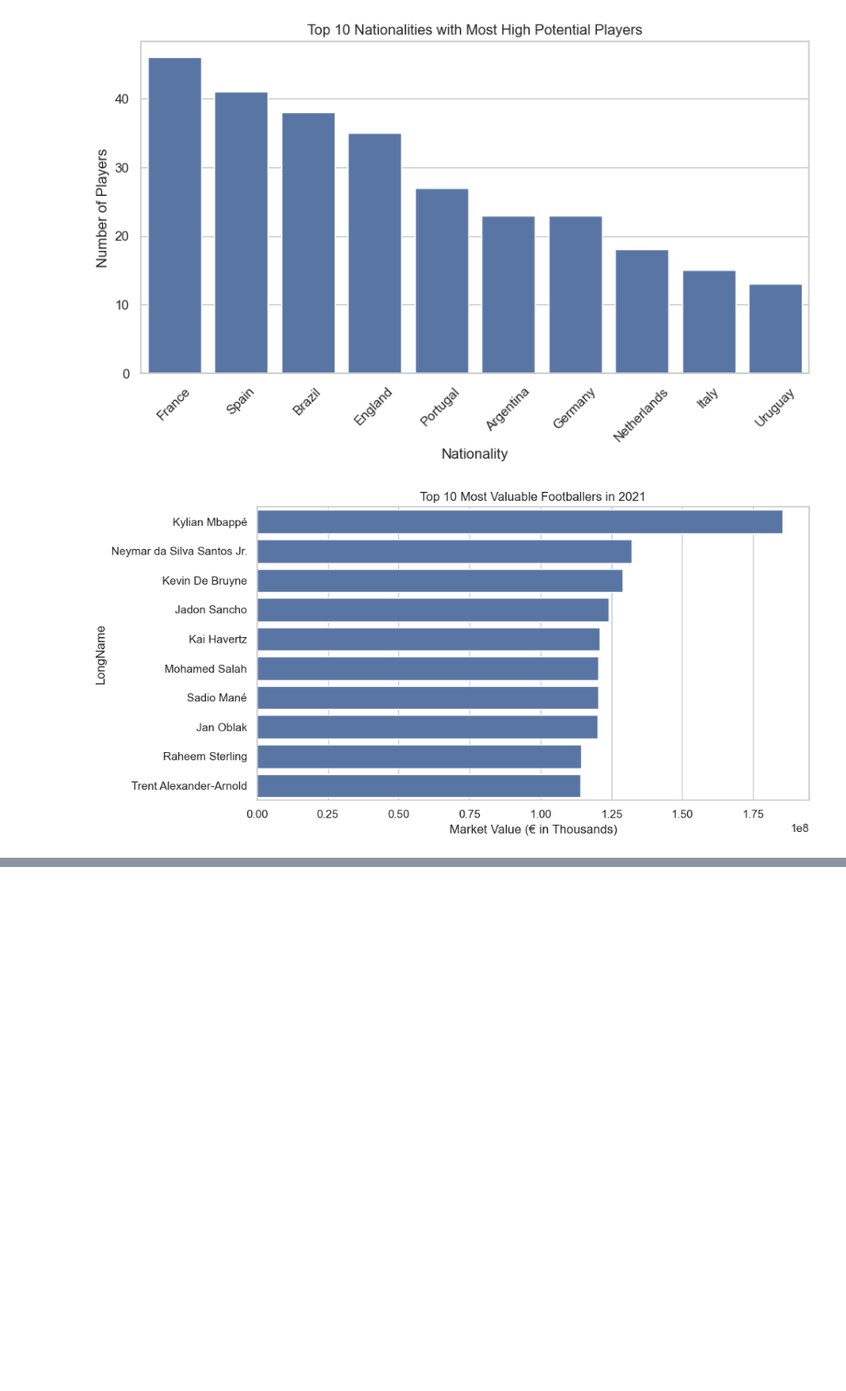
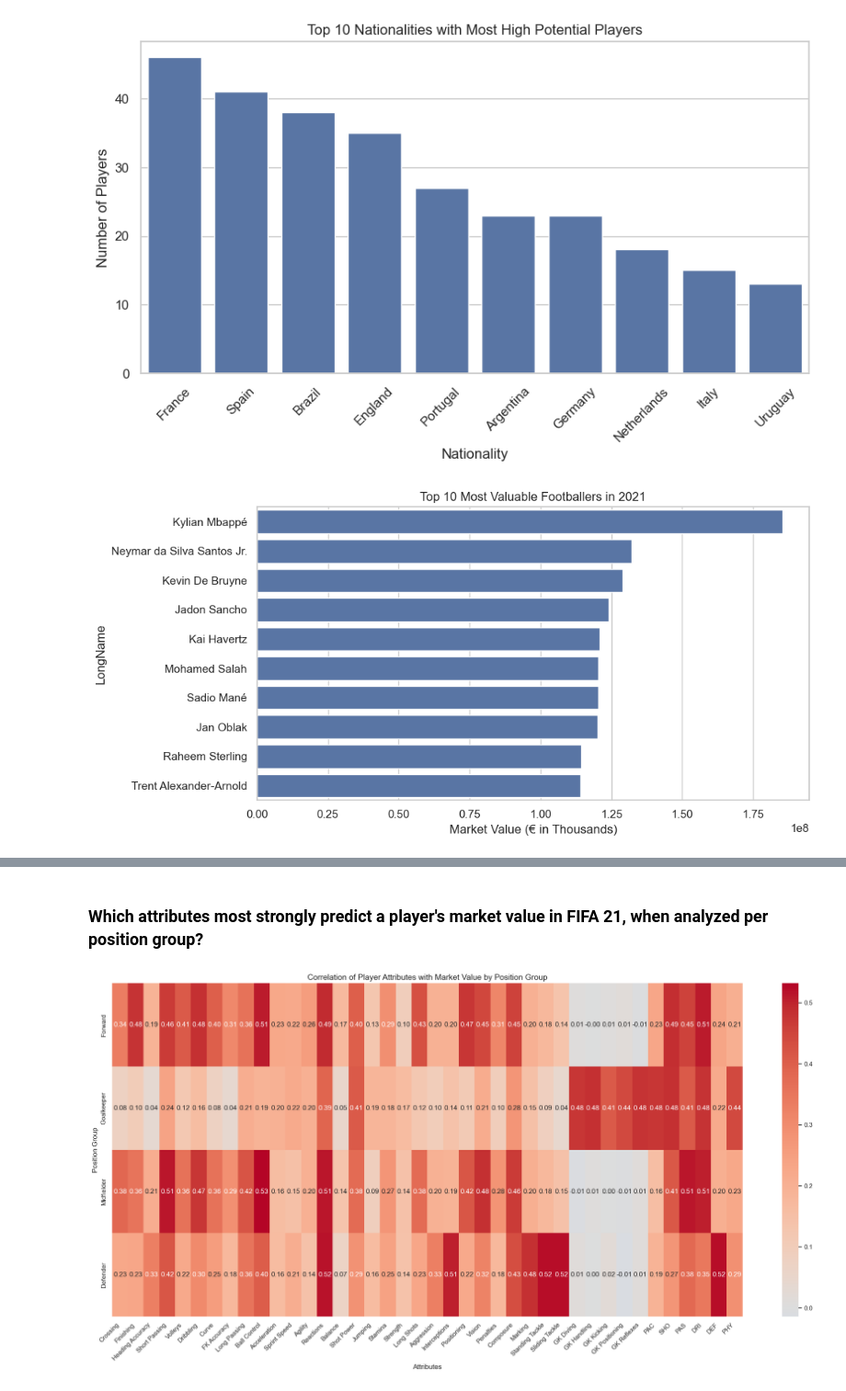
Before and after one commit to QAZYD/eda-repository, a Jupyter notebook: Untitled-1.ipynb, the cells around one changed output, grey strips where cells are left out. Shown at 92% size. Drawn from its saved outputs; the diff is of its cells as text; code cells hidden in the pictures; blank space fills up the shorter version.

```diff
--- a/Untitled-1.ipynb
+++ b/Untitled-1.ipynb
@@ -901,0 +964,60 @@ plt.show()
+# %% [markdown]
+### Which attributes most strongly predict a player's market value in FIFA 21, when analyzed per position group?
+# %%
+# Define attribute categories
+attributes = [
+    # Attacking
+    'Crossing', 'Finishing', 'Heading Accuracy', 'Short Passing', 'Volleys',
+
+    # Skill
+    'Dribbling', 'Curve', 'FK Accuracy', 'Long Passing', 'Ball Control',
+
+    # Movement
+    'Acceleration', 'Sprint Speed', 'Agility', 'Reactions', 'Balance',
+
+    # Power
+    'Shot Power', 'Jumping', 'Stamina', 'Strength', 'Long Shots',
+
+    # Mentality
+    'Aggression', 'Interceptions', 'Positioning', 'Vision', 'Penalties', 'Composure',
+
+    # Defending
+    'Marking', 'Standing Tackle', 'Sliding Tackle',
+
+    # Goalkeeping (optional for GK analysis)
+    'GK Diving', 'GK Handling', 'GK Kicking', 'GK Positioning', 'GK Reflexes',
+
+    # Summary Stats
+    'PAC', 'SHO', 'PAS', 'DRI', 'DEF', 'PHY'
+]
+
+# Initialize container for correlations by position group
+position_corrs = {}
+
+# Loop through each position group to compute attribute correlations with 'Value'
+for position in df['Position_Group'].dropna().unique():
+    subset = df[df['Position_Group'] == position]
+
+    # Filter out only attributes that are available in the dataset
+    valid_attrs = [attr for attr in attributes if attr in subset.columns]
+
+    # Drop rows with missing data in relevant columns
+    filtered = subset[valid_attrs + ['Value']].dropna()
+
+    # Compute correlations with 'Value'
+    corr = filtered.corr(numeric_only=True)['Value'].drop('Value')
+    position_corrs[position] = corr
+
+position_corr_df = pd.DataFrame(position_corrs).T
+
+# Heatmap visualization
+plt.figure(figsize=(20, 10))
+sns.heatmap(position_corr_df, annot=True, fmt=".2f", cmap='coolwarm', center=0)
+plt.title("Correlation of Player Attributes with Market Value by Position Group", fontsize=14)
+plt.xlabel("Attributes")
+plt.ylabel("Position Group")
+plt.xticks(rotation=45, ha='right')
+plt.tight_layout()
+plt.show()
+# %% [output]
+[figure, added]
```
Also changed, not shown: parts of 20 cells of this notebook.
